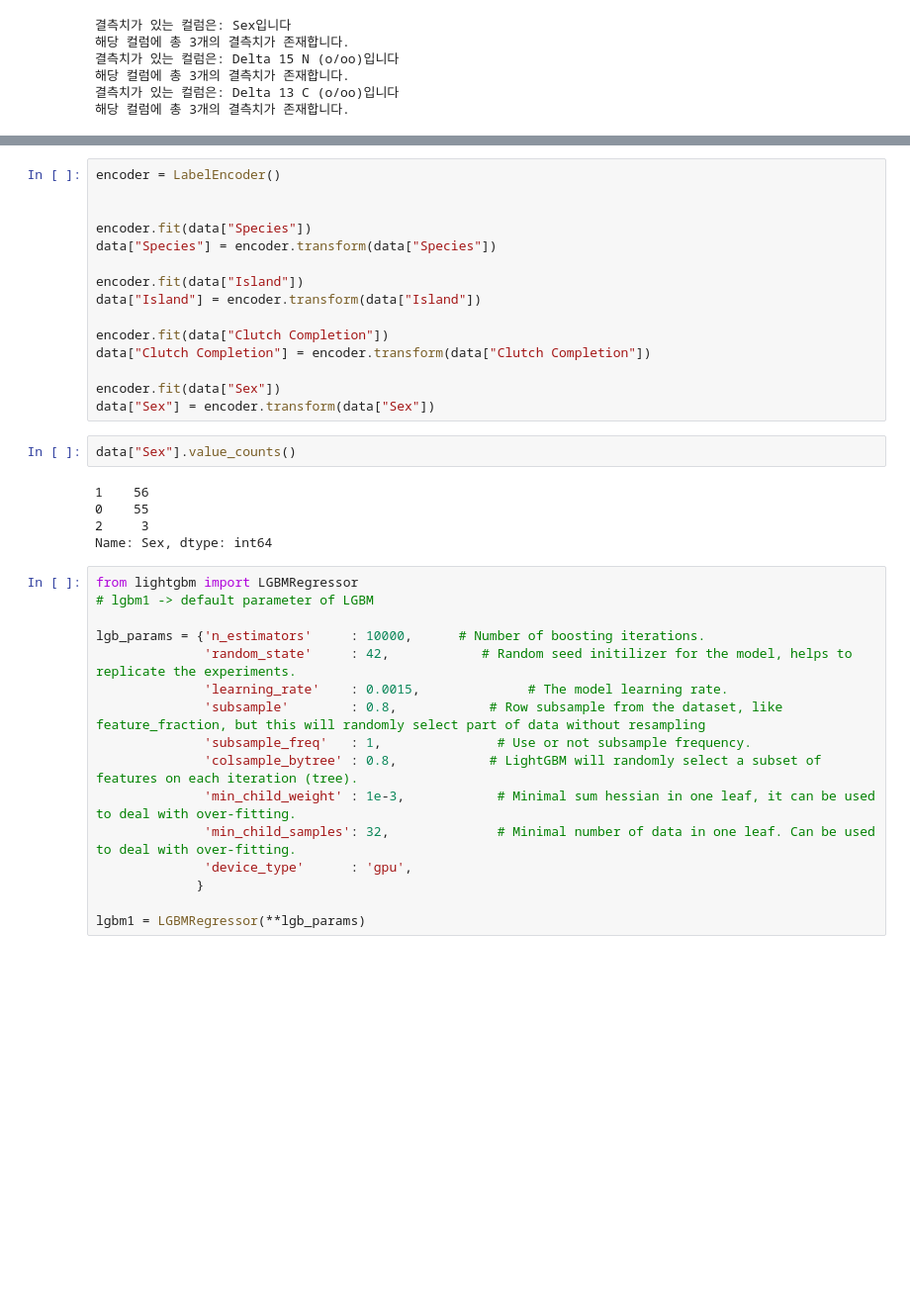
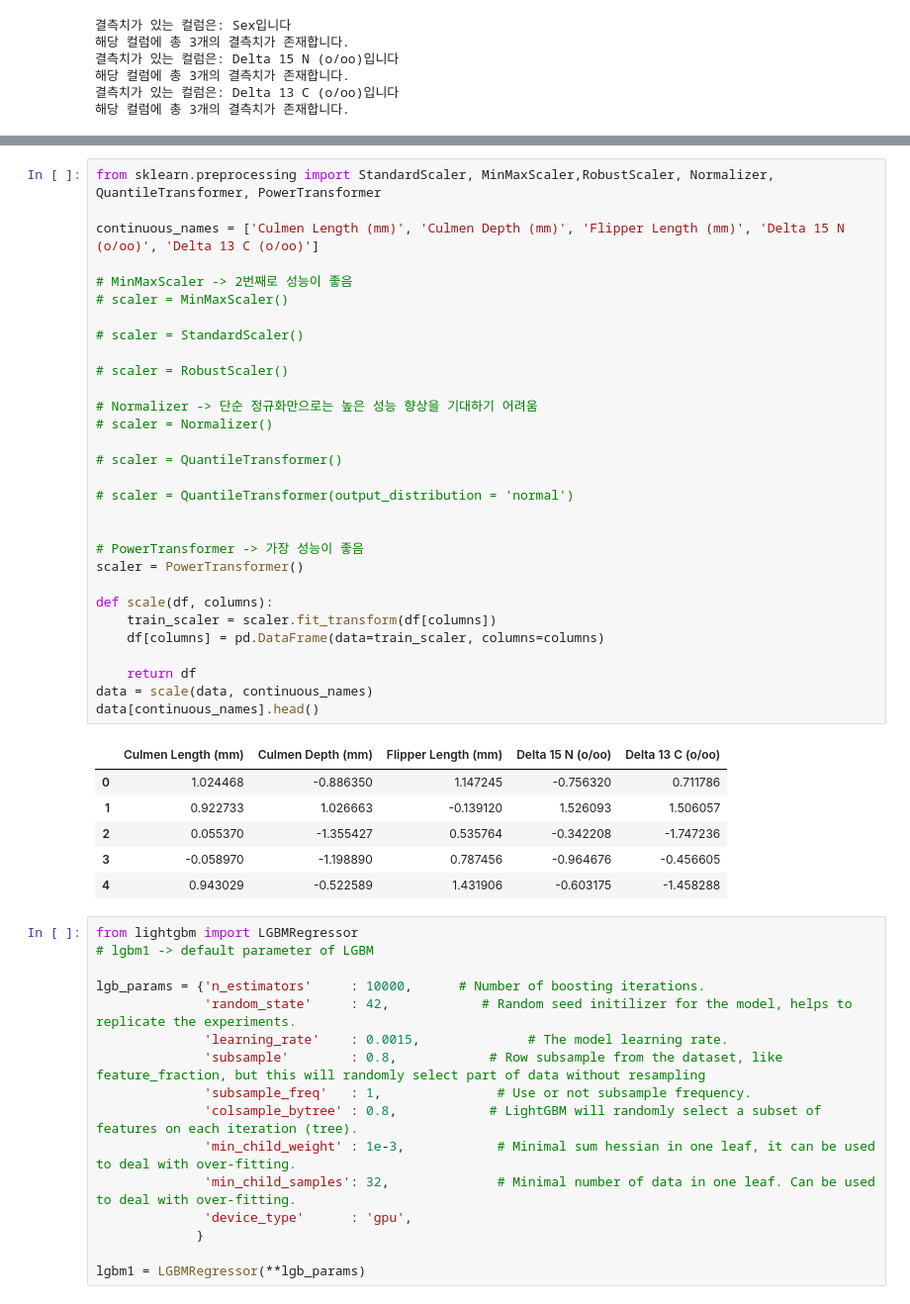
Before and after one commit to RyanKor/dacon-penguin-weights, a Jupyter notebook: dacon_penguin.ipynb, the cells around one changed output, grey strips where cells are left out. Shown at 99% size. Drawn from its saved outputs; the diff is of its cells as text; blank space fills up the shorter version.

```diff
--- a/dacon_penguin.ipynb
+++ b/dacon_penguin.ipynb
@@ -152,25 +145,40 @@ data
-# %%
-encoder = LabelEncoder()
-
-
-encoder.fit(data["Species"])
-data["Species"] = encoder.transform(data["Species"])
-
-encoder.fit(data["Island"])
-data["Island"] = encoder.transform(data["Island"])
-
-encoder.fit(data["Clutch Completion"])
-data["Clutch Completion"] = encoder.transform(data["Clutch Completion"])
-
-encoder.fit(data["Sex"])
-data["Sex"] = encoder.transform(data["Sex"])
-# %%
-data["Sex"].value_counts()
-# %% [output]
-1    56
-0    55
-2     3
-Name: Sex, dtype: int64
+# %%
+from sklearn.preprocessing import StandardScaler, MinMaxScaler,RobustScaler, Normalizer, QuantileTransformer, PowerTransformer
+
+continuous_names = ['Culmen Length (mm)', 'Culmen Depth (mm)', 'Flipper Length (mm)', 'Delta 15 N (o/oo)', 'Delta 13 C (o/oo)']
+
+# MinMaxScaler -> 2번째로 성능이 좋음
+# scaler = MinMaxScaler()
+
+# scaler = StandardScaler()
+
+# scaler = RobustScaler()
+
+# Normalizer -> 단순 정규화만으로는 높은 성능 향상을 기대하기 어려움
+# scaler = Normalizer()
+
+# scaler = QuantileTransformer()
+
+# scaler = QuantileTransformer(output_distribution = 'normal')
+
+
+# PowerTransformer -> 가장 성능이 좋음
+scaler = PowerTransformer()
+
+def scale(df, columns):
+    train_scaler = scaler.fit_transform(df[columns])
+    df[columns] = pd.DataFrame(data=train_scaler, columns=columns)
+
+    return df
+data = scale(data, continuous_names)
+data[continuous_names].head()
+# %% [output]
+|  | Culmen Length (mm) | Culmen Depth (mm) | Flipper Length (mm) | Delta 15 N (o/oo) | Delta 13 C (o/oo) |
+| 0 | 1.024468 | -0.886350 | 1.147245 | -0.756320 | 0.711786 |
+| 1 | 0.922733 | 1.026663 | -0.139120 | 1.526093 | 1.506057 |
+| 2 | 0.055370 | -1.355427 | 0.535764 | -0.342208 | -1.747236 |
+| 3 | -0.058970 | -1.198890 | 0.787456 | -0.964676 | -0.456605 |
+| 4 | 0.943029 | -0.522589 | 1.431906 | -0.603175 | -1.458288 |
 # %%
 from lightgbm import LGBMRegressor
 # lgbm1 -> default parameter of LGBM
```
Also changed, not shown: parts of 10 cells of this notebook, 1 other file.
